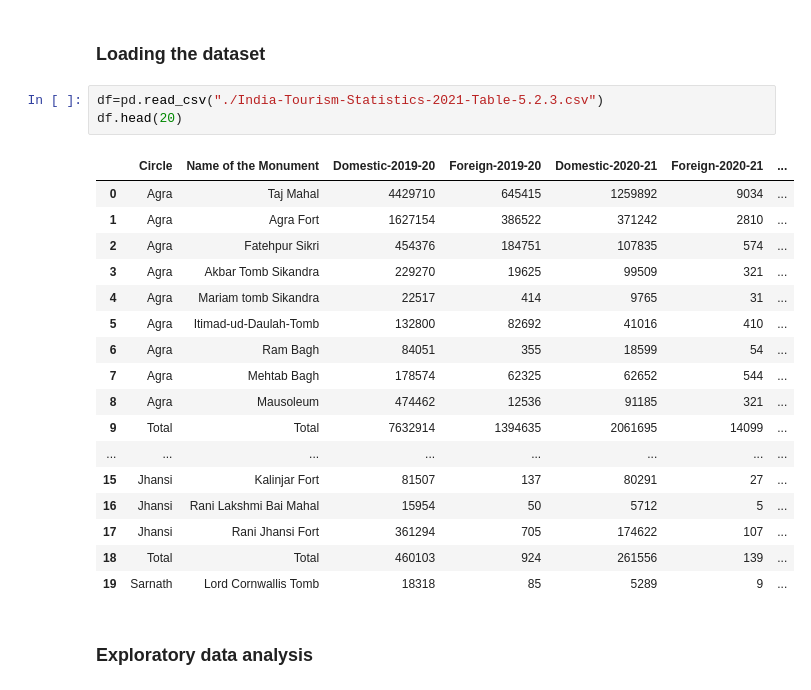
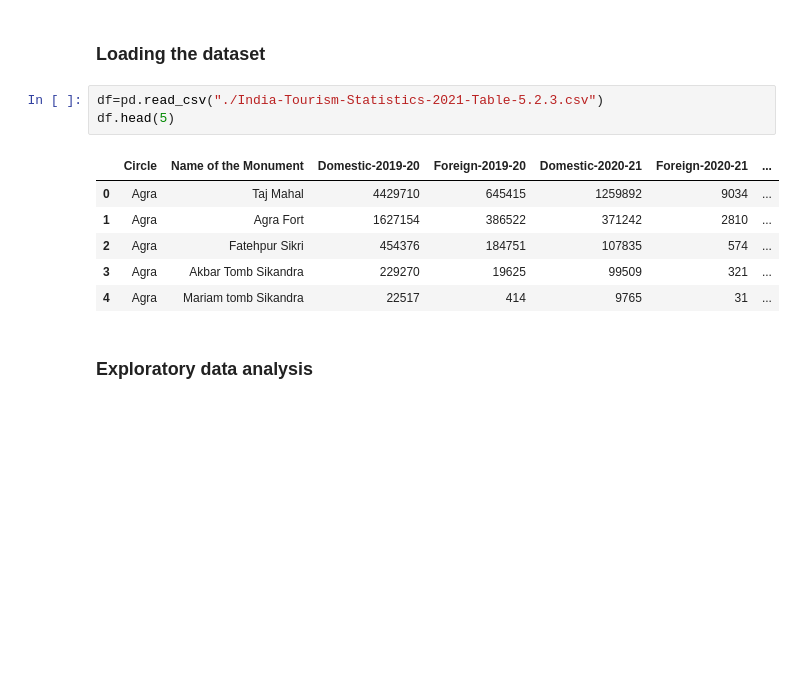
Before and after one commit to vyshakh17/ML-projects, a Jupyter notebook: indian tourist prediction/indian tourist prediction.ipynb, the cells around one changed output. Drawn from its saved outputs; the diff is of its cells as text; blank space fills up the shorter version.

```diff
--- a/indian tourist prediction/indian tourist prediction.ipynb
+++ b/indian tourist prediction/indian tourist prediction.ipynb
@@ -24,25 +24,14 @@ from sklearn.svm import LinearSVR
 ### Loading the dataset
 # %%
 df=pd.read_csv("./India-Tourism-Statistics-2021-Table-5.2.3.csv")
-df.head(20)
+df.head(5)
 # %% [output]
 |  | Circle | Name of the Monument | Domestic-2019-20 | Foreign-2019-20 | Domestic-2020-21 | Foreign-2020-21 | ... |
 | 0 | Agra | Taj Mahal | 4429710 | 645415 | 1259892 | 9034 | ... |
 | 1 | Agra | Agra Fort | 1627154 | 386522 | 371242 | 2810 | ... |
 | 2 | Agra | Fatehpur Sikri | 454376 | 184751 | 107835 | 574 | ... |
 | 3 | Agra | Akbar Tomb Sikandra | 229270 | 19625 | 99509 | 321 | ... |
 | 4 | Agra | Mariam tomb Sikandra | 22517 | 414 | 9765 | 31 | ... |
-| 5 | Agra | Itimad-ud-Daulah-Tomb | 132800 | 82692 | 41016 | 410 | ... |
-| 6 | Agra | Ram Bagh | 84051 | 355 | 18599 | 54 | ... |
-| 7 | Agra | Mehtab Bagh | 178574 | 62325 | 62652 | 544 | ... |
-| 8 | Agra | Mausoleum | 474462 | 12536 | 91185 | 321 | ... |
-| 9 | Total | Total | 7632914 | 1394635 | 2061695 | 14099 | ... |
-| ... | ... | ... | ... | ... | ... | ... | ... |
-| 15 | Jhansi | Kalinjar Fort | 81507 | 137 | 80291 | 27 | ... |
-| 16 | Jhansi | Rani Lakshmi Bai Mahal | 15954 | 50 | 5712 | 5 | ... |
-| 17 | Jhansi | Rani Jhansi Fort | 361294 | 705 | 174622 | 107 | ... |
-| 18 | Total | Total | 460103 | 924 | 261556 | 139 | ... |
-| 19 | Sarnath | Lord Cornwallis Tomb | 18318 | 85 | 5289 | 9 | ... |
 # %% [markdown]
 ### Exploratory data analysis
 # %%
```
Also changed, not shown: parts of 14 cells of this notebook.
